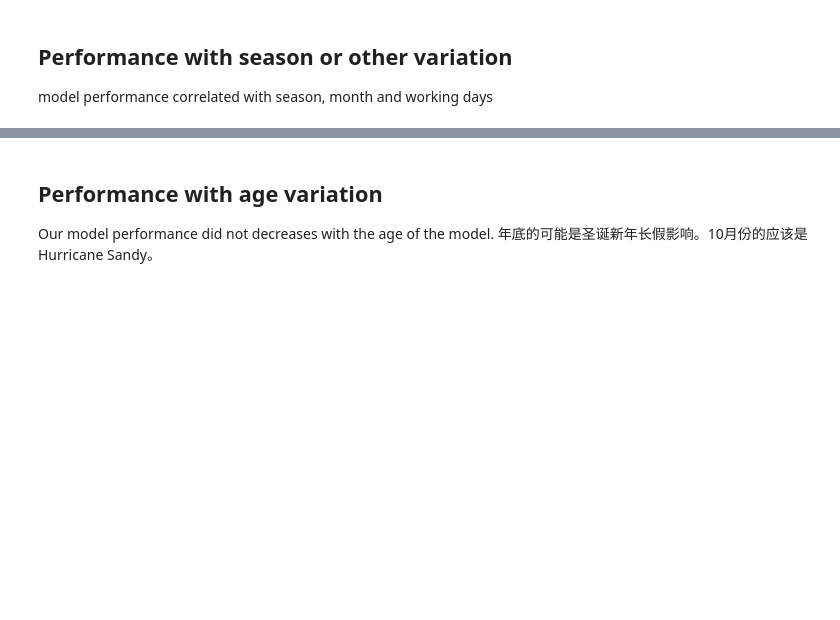
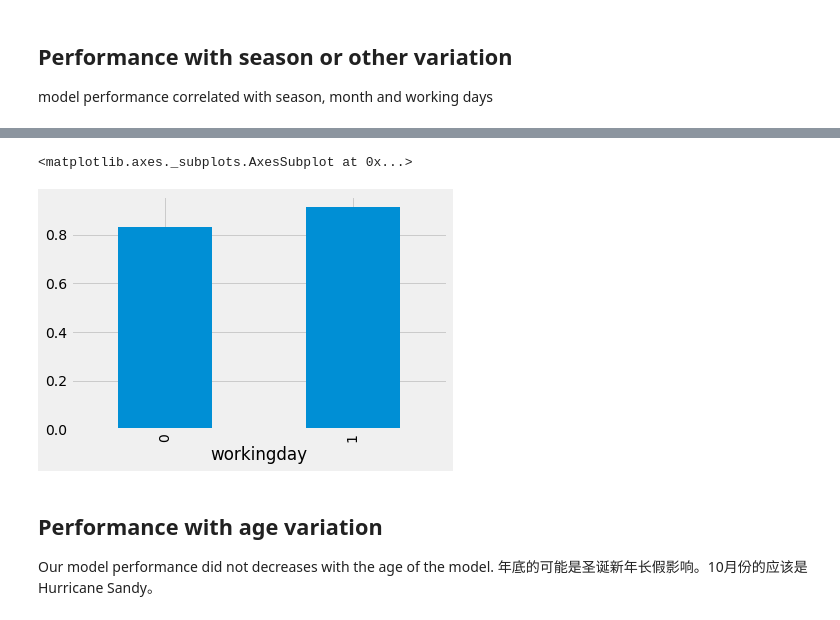
Before and after one commit to hawktang/bike_share_by_day, a Jupyter notebook: Bike+Share+RF+GBR.ipynb, the cells around one changed output, grey strips where cells are left out. Drawn from its saved outputs; the diff is of its cells as text; code cells hidden in the pictures; blank space fills up the shorter version.

```diff
--- a/Bike+Share+RF+GBR.ipynb
+++ b/Bike+Share+RF+GBR.ipynb
@@ -195,5 +334,9 @@ df.loc['2012',['mnth','cnt','pred_cnt_rolling_1year']].groupby('mnth').apply(pro
 # %%
-df.loc['2012',['workingday','cnt','pred_cnt_rolling_1year']].groupby('workingday').apply(profit_perfect_ratio,pred = 'pred_cnt_rolling_1year',rental = 3)
+df.loc['2012',['workingday','cnt','pred_cnt_rolling_1year']].groupby('workingday').apply(
+    profit_perfect_ratio,pred = 'pred_cnt_rolling_1year',rental = 3).plot(kind = 'bar')
+# %% [output]
+<matplotlib.axes._subplots.AxesSubplot at 0x...>
+[figure, added]
 # %% [markdown]
 ## Performance with age variation
 Our model performance did not decreases with the age of the model. 年底的可能是圣诞新年长假影响。10月份的应该是Hurricane Sandy。
```
Also changed, not shown: parts of 69 cells of this notebook.
